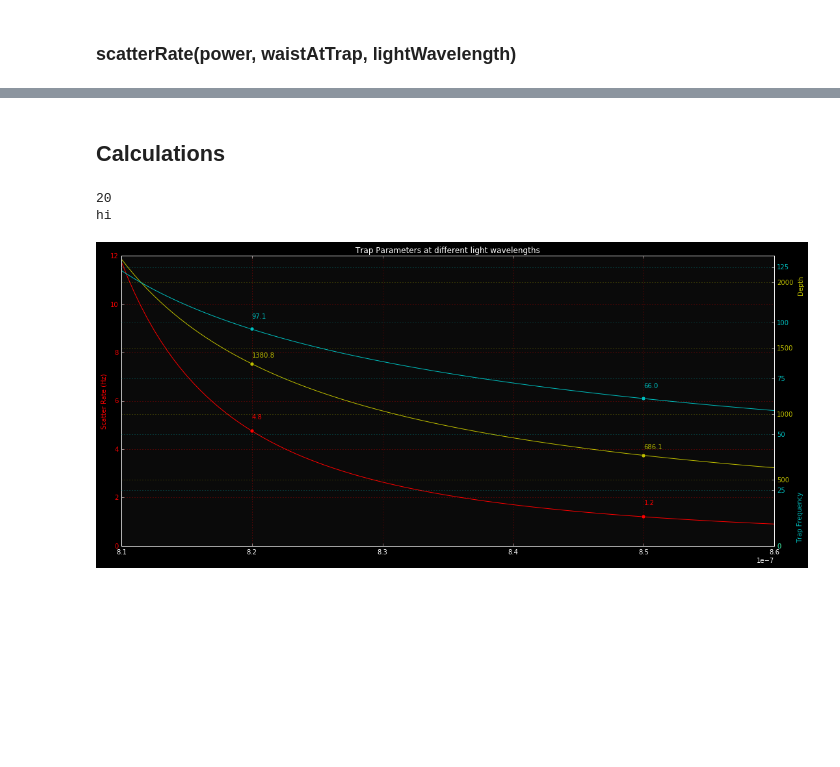
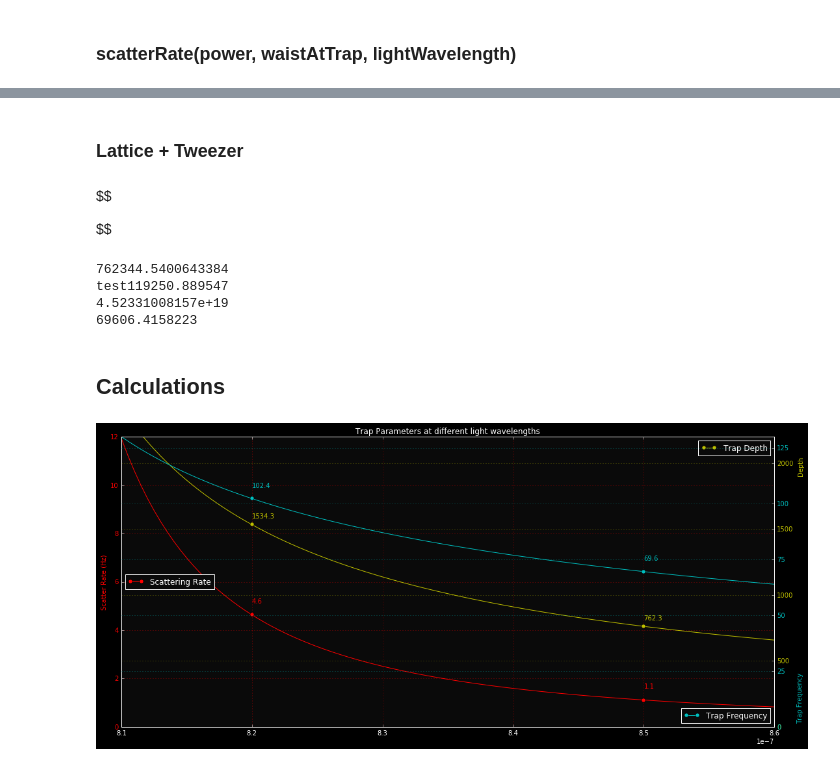
Before and after one commit to aquirdTurtle/Marks-old-analysis-folder, a Jupyter notebook: Light Shift Calculations.ipynb, the cells around one changed output, grey strips where cells are left out. Saved outputs shown, nothing was run; the diff lists cells and outputs as text; code cells hidden in the pictures; blank space fills up the shorter version.

Commit message:
[DATA ANALYSIS]: - Fixed bug in light shift calc

```diff
--- a/Light Shift Calculations.ipynb
+++ b/Light Shift Calculations.ipynb
@@ -119,7 +122,13 @@ def scatterRate(power, waist, lightWavelength):
     deltaD1 = nuD1 - c / lightWavelength
     deltaD2 = nuD2 - c / lightWavelength
     hbar = 1.054*10**-34
-    p1 = c**2 * 4 * power / (hbar * waist**2)
-    p2 = (2 * np.pi)**(-5)*(2 * gammaD2**2 / (deltaD2**2*nuD2**3) + 2 * gammaD1**2 / (deltaD1**2*nuD1**3))
-    scatteringRate = p1 * p2
+    scatteringRate = (c**2 * 4 * power / (hbar * waist**2)*(2 * np.pi)**(-5)
+                    * (2 * gammaD2**2 / (deltaD2**2*nuD2**3)
+                       + gammaD1**2 / (deltaD1**2*nuD1**3)))
     return scatteringRate
+# %% [markdown]
+### Lattice + Tweezer
+# %% [markdown]
+$$
+
+$$
@@ -126,3 +160,11 @@ def scatterRate(power, waist, lightWavelength):
+# %%
+print(latticeTweezerTrapFrequency(0, 700*10**-9, 1.4*0.8*0.8*0.9, 170*10**-6, 850*10**-9))
+print(trapFrequency(1.4*0.8*0.8*0.9, 170*10**-6, 850*10**-9, 850*np.sqrt(2)*10**-9))
+# %% [output]
+762344.5400643384
+test119250.889547
+4.52331008157e+19
+69606.4158223
 # %% [markdown]
 ## Calculations
 # %%
@@ -133,7 +175,7 @@ desiredTrapFrequency = 75*10**3
 trapWaist = 170*10**(-6)
 h = 6.626*10**-34
 # (in meters) This is different from the wavelength because of the bowtie configuration.
-powerEstimate = 1.4*0.8*0.8*0.9*0.9
+powerEstimate = 1.4*0.8*0.8*0.9
 lightWavelengths = np.linspace(810*10**-9, 860*10**-9, 101)
 latticeWavelengths = np.sqrt(2) * lightWavelengths
 trapFrequencies = trapFrequency(powerEstimate, trapWaist, lightWavelengths, latticeWavelengths)
@@ -141,10 +183,8 @@ depths = trapDepth(powerEstimate, trapWaist, lightWavelengths)
 scatterRates = scatterRate(powerEstimate, trapWaist, lightWavelengths)
 index850 = np.where(lightWavelengths==850*10**-9)[0][0]
 index820 = np.where(lightWavelengths==820*10**-9)[0][0]
-print(index820)
-print('hi')
 fig, ax1 = plt.subplots()
-plt.plot(lightWavelengths, scatterRates, 'r', marker='o', markevery=[index850, index820])
+plt.plot(lightWavelengths, scatterRates, 'r', marker='o', markevery=[index850, index820], label='Scattering Rate')
 ax1.set_ylabel('Scatter Rate (Hz)', color='r')
 for tl in ax1.get_yticklabels():
     tl.set_color('r')
@@ -153,39 +193,40 @@ ax1.annotate("{:.1f}".format(scatterRates[index850]),
              xy=(lightWavelengths[index850], scatterRates[index850]+0.5), color='r')
 ax1.annotate("{:.1f}".format(scatterRates[index820]),
              xy=(lightWavelengths[index820], scatterRates[index820]+0.5), color='r')
+ax1.legend(loc=6)
 # second plot
 ax2 = ax1.twinx()
-plt.plot(lightWavelengths, depths*10**-3/h, 'y', marker='o', markevery=[index850, index820])
+plt.plot(lightWavelengths, depths*10**-3/h, 'y', marker='o', markevery=[index850, index820], label='Trap Depth')
 ax2.set_ylabel('Depth', color='y')
 for tl in ax2.get_yticklabels():
     tl.set_color('y')
 ax2.set_yticks(np.arange(0,2200,500))
 ax2.grid(color='y')
 ax2.set_ylim(0,2200)
 ax2.yaxis.set_label_coords(1.035, 0.9)
 ax2.annotate("{:.1f}".format(depths[index850]*10**-3/h),
              xy=(lightWavelengths[index850], depths[index850]*10**-3/h+50), color='y')
 ax2.annotate("{:.1f}".format(depths[index820]*10**-3/h),
              xy=(lightWavelengths[index820], depths[index820]*10**-3/h+50), color='y')
+ax2.legend(loc=1)
 # third
 ax3 = ax1.twinx()
-plt.plot(lightWavelengths, trapFrequencies*10**-3, 'c', marker='o', markevery=[index850, index820])
+plt.plot(lightWavelengths, trapFrequencies*10**-3, 'c', marker='o', markevery=[index850, index820], label='Trap Frequency')
 ax3.set_ylabel('Trap Frequency', color='c')
 for tl in ax3.get_yticklabels():
     tl.set_color('c')
 ax3.set_yticks(np.arange(0,130,25))
 ax3.grid(color='c')
 ax3.set_ylim(0,130)
 ax3.yaxis.set_label_coords(1.035, 0.1)
 ax3.annotate("{:.1f}".format(trapFrequencies[index850]*10**-3),
              xy=(lightWavelengths[index850], trapFrequencies[index850]*10**-3+5), color='c')
 ax3.annotate("{:.1f}".format(trapFrequencies[index820]*10**-3),
              xy=(lightWavelengths[index820], trapFrequencies[index820]*10**-3+5), color='c')
 
 ax3.set_xlim(810*10**-9, 860*10**-9)
+ax3.legend(loc=4)
 plt.title('Trap Parameters at different light wavelengths')
 plt.show();
 # %% [output]
-20
-hi
-[figure, old version]
+[figure, new version]
```
Also changed, not shown: parts of 5 cells of this notebook.
